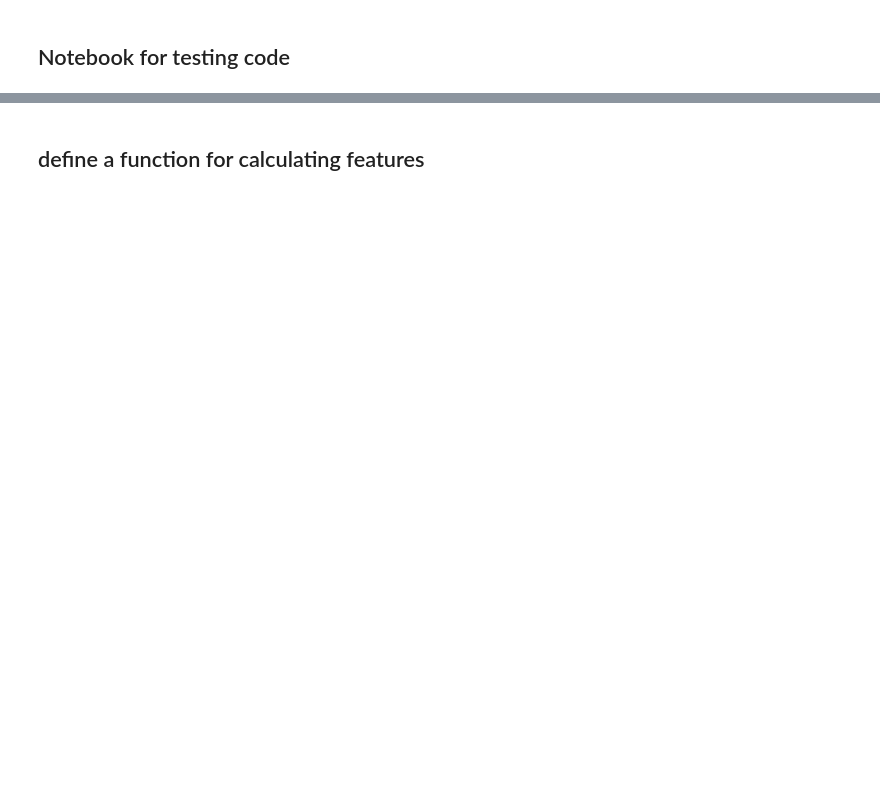
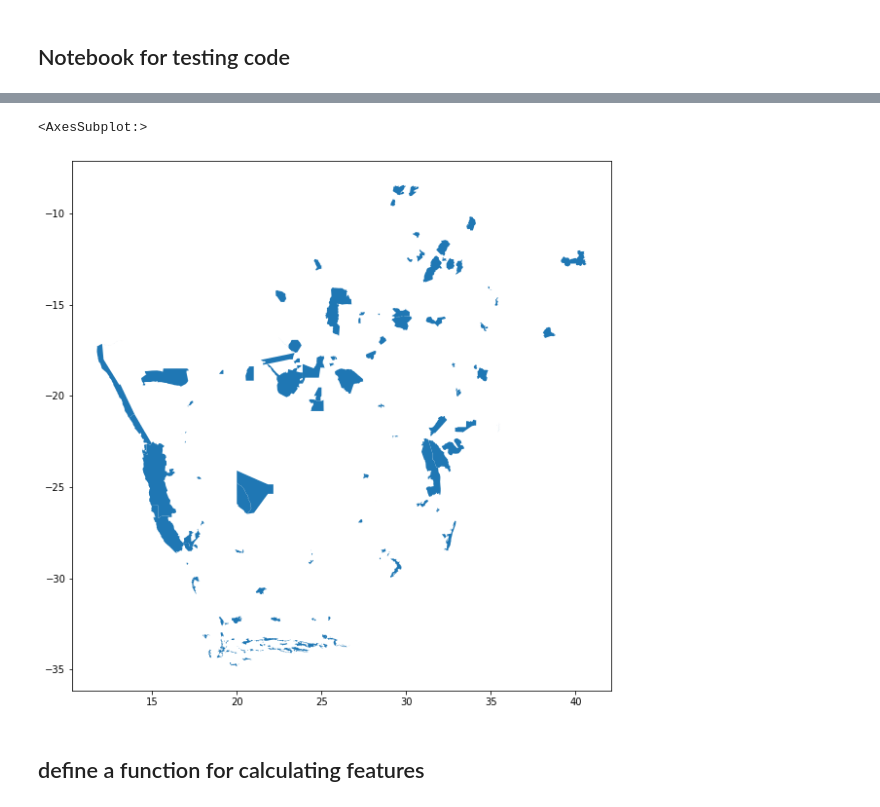
Before and after one commit to digitalearthafrica/crop-mask, a Jupyter notebook: pre-post_processing/testing.ipynb, the cells around one changed output, grey strips where cells are left out. Drawn from its saved outputs; the diff is of its cells as text; code cells hidden in the pictures; blank space fills up the shorter version.

```diff
--- a/pre-post_processing/testing.ipynb
+++ b/pre-post_processing/testing.ipynb
@@ -2,0 +6,2 @@
+# %%
+x=gpd.read_file('wdpa_southern.shp')
@@ -2,0 +27,6 @@
+# %%
+# unesco=x[x['DESIG_ENG']=='UNESCO-MAB Biosphere Reserve']
+np=x[x['DESIG_ENG']=='National Park']
+wh=x[x['DESIG_ENG']=='World Heritage Site (natural or mixed)']
+# %%
+df = pd.concat([np,wh]).reset_index(drop=True)
@@ -3,3 +35,8 @@
+# %%
+df.plot(figsize=(10,10))
+# %% [output]
+<AxesSubplot:>
+[figure, added]
 # %%
 %matplotlib inline
 
```
Also changed, not shown: parts of 5 cells of this notebook, 6 other files.
